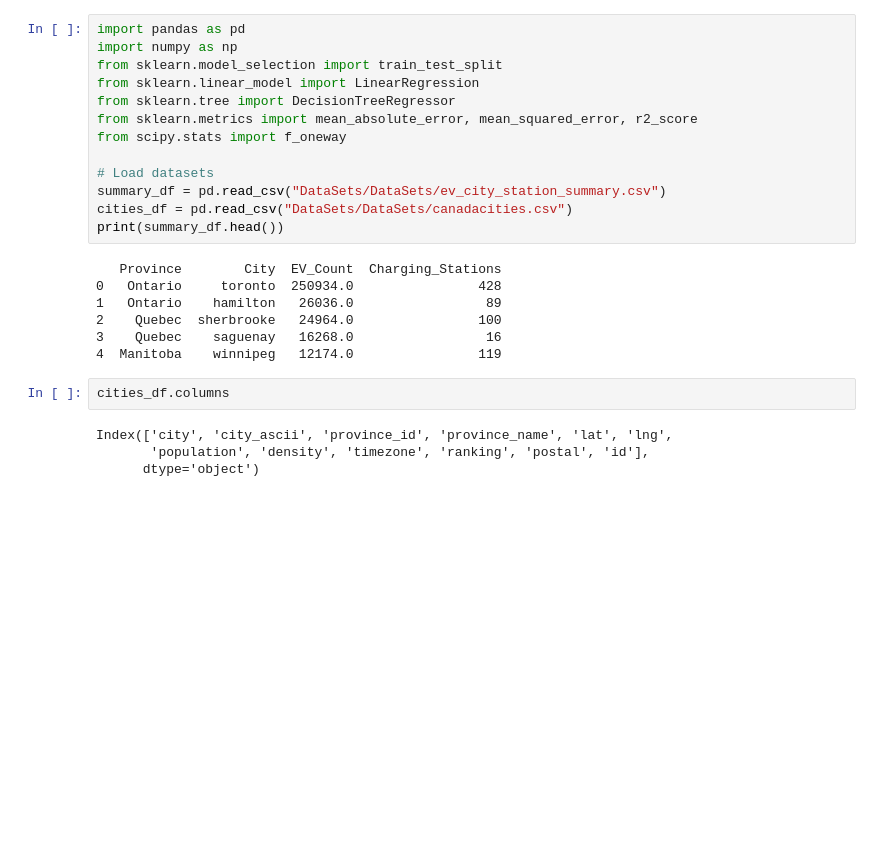
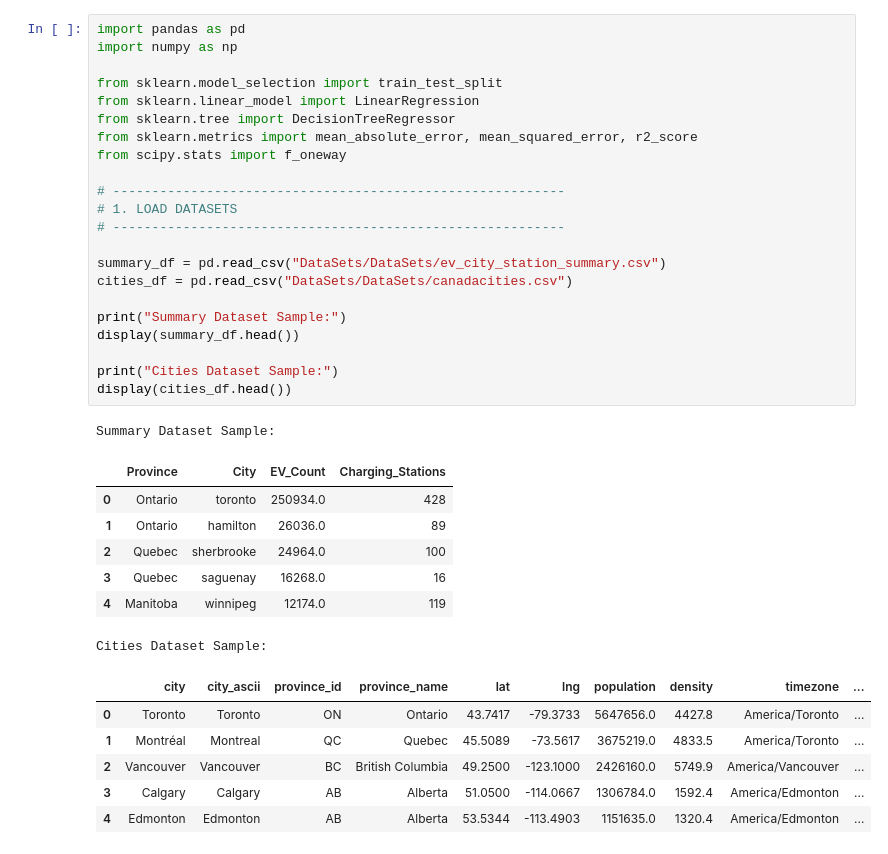
Before and after one commit to Dhruvchaudhary255/CSCN8040-EV-CHARGING_, a Jupyter notebook: project.ipynb, the cells around one changed output. Drawn from its saved outputs; the diff is of its cells as text; blank space fills up the shorter version.

```diff
--- a/project.ipynb
+++ b/project.ipynb
@@ -1,26 +12,37 @@
 # %%
 import pandas as pd
 import numpy as np
+
 from sklearn.model_selection import train_test_split
 from sklearn.linear_model import LinearRegression
 from sklearn.tree import DecisionTreeRegressor
 from sklearn.metrics import mean_absolute_error, mean_squared_error, r2_score
 from scipy.stats import f_oneway
 
-# Load datasets
+# ----------------------------------------------------------
+# 1. LOAD DATASETS
+# ----------------------------------------------------------
+
 summary_df = pd.read_csv("DataSets/DataSets/ev_city_station_summary.csv")
 cities_df = pd.read_csv("DataSets/DataSets/canadacities.csv")
-print(summary_df.head())
+
+print("Summary Dataset Sample:")
+display(summary_df.head())
+
+print("Cities Dataset Sample:")
+display(cities_df.head())
 # %% [output]
-   Province        City  EV_Count  Charging_Stations
-0   Ontario     toronto  250934.0                428
-1   Ontario    hamilton   26036.0                 89
-2    Quebec  sherbrooke   24964.0                100
-3    Quebec    saguenay   16268.0                 16
-4  Manitoba    winnipeg   12174.0                119
+Summary Dataset Sample:
+|  | Province | City | EV_Count | Charging_Stations |
+| 0 | Ontario | toronto | 250934.0 | 428 |
+| 1 | Ontario | hamilton | 26036.0 | 89 |
+| 2 | Quebec | sherbrooke | 24964.0 | 100 |
+| 3 | Quebec | saguenay | 16268.0 | 16 |
+| 4 | Manitoba | winnipeg | 12174.0 | 119 |
+Cities Dataset Sample:
+|  | city | city_ascii | province_id | province_name | lat | lng | population | density | timezone | ... |
+| 0 | Toronto | Toronto | ON | Ontario | 43.7417 | -79.3733 | 5647656.0 | 4427.8 | America/Toronto | ... |
+| 1 | Montréal | Montreal | QC | Quebec | 45.5089 | -73.5617 | 3675219.0 | 4833.5 | America/Toronto | ... |
+| 2 | Vancouver | Vancouver | BC | British Columbia | 49.2500 | -123.1000 | 2426160.0 | 5749.9 | America/Vancouver | ... |
+| 3 | Calgary | Calgary | AB | Alberta | 51.0500 | -114.0667 | 1306784.0 | 1592.4 | America/Edmonton | ... |
+| 4 | Edmonton | Edmonton | AB | Alberta | 53.5344 | -113.4903 | 1151635.0 | 1320.4 | America/Edmonton | ... |
-# %%
-cities_df.columns
-# %% [output]
-Index(['city', 'city_ascii', 'province_id', 'province_name', 'lat', 'lng',
-       'population', 'density', 'timezone', 'ranking', 'postal', 'id'],
-      dtype='object')
```
Also changed, not shown: parts of 17 cells of this notebook.
